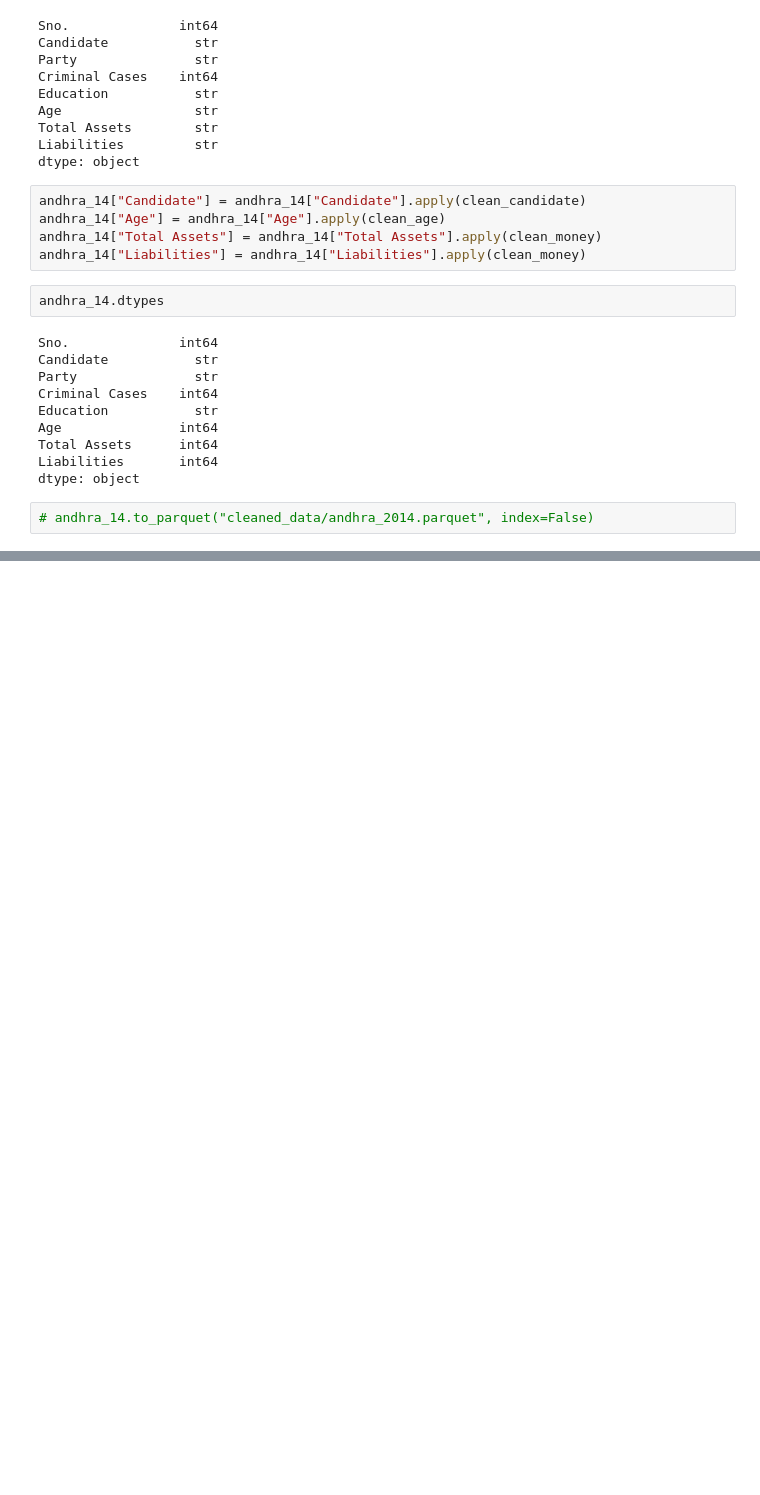
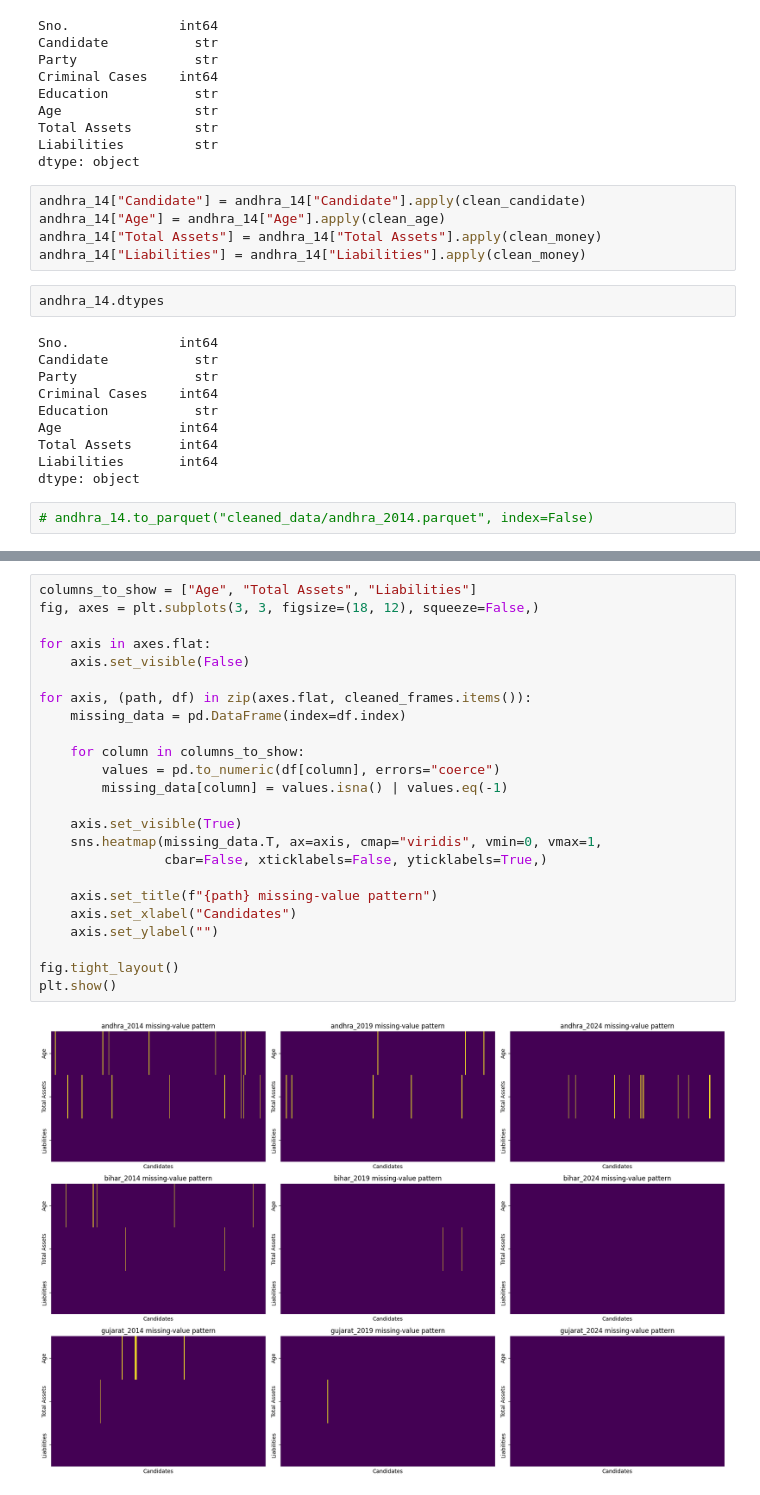
Before and after one commit to iitm-da25b007/MPs-assets, a Jupyter notebook: data_cleaning.ipynb, the cells around one changed output, grey strips where cells are left out. Saved outputs shown, nothing was run; the diff lists cells and outputs as text; blank space fills up the shorter version.

```diff
--- a/data_cleaning.ipynb
+++ b/data_cleaning.ipynb
@@ -100,0 +172,26 @@ for state, year in datasets:
+# %%
+columns_to_show = ["Age", "Total Assets", "Liabilities"]
+fig, axes = plt.subplots(3, 3, figsize=(18, 12), squeeze=False,)
+
+for axis in axes.flat:
+    axis.set_visible(False)
+
+for axis, (path, df) in zip(axes.flat, cleaned_frames.items()):
+    missing_data = pd.DataFrame(index=df.index)
+
+    for column in columns_to_show:
+        values = pd.to_numeric(df[column], errors="coerce")
+        missing_data[column] = values.isna() | values.eq(-1)
+
+    axis.set_visible(True)
+    sns.heatmap(missing_data.T, ax=axis, cmap="viridis", vmin=0, vmax=1,
+                cbar=False, xticklabels=False, yticklabels=True,)
+
+    axis.set_title(f"{path} missing-value pattern")
+    axis.set_xlabel("Candidates")
+    axis.set_ylabel("")
+
+fig.tight_layout()
+plt.show()
+# %% [output]
+[figure, added]
```
Also changed, not shown: parts of 7 cells of this notebook, 29 other files.
